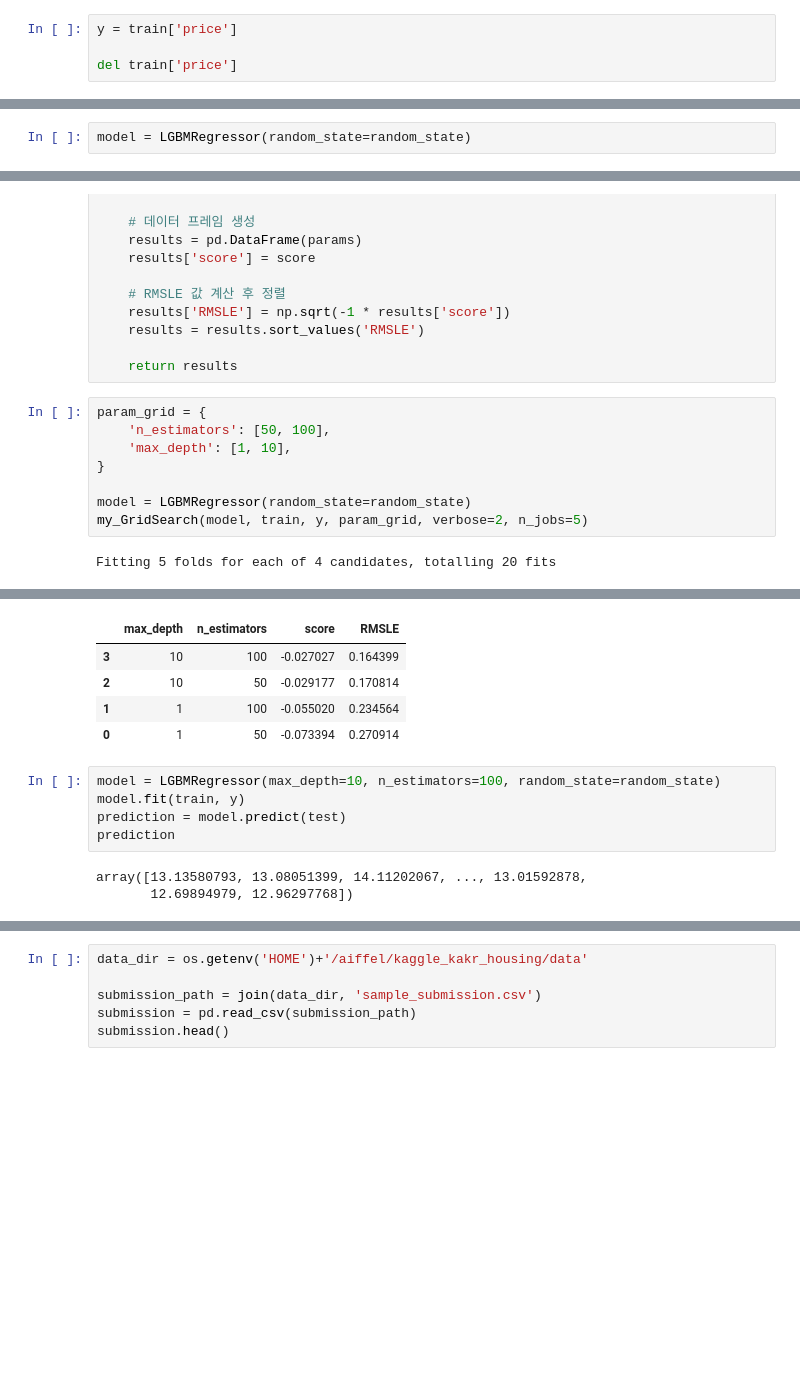
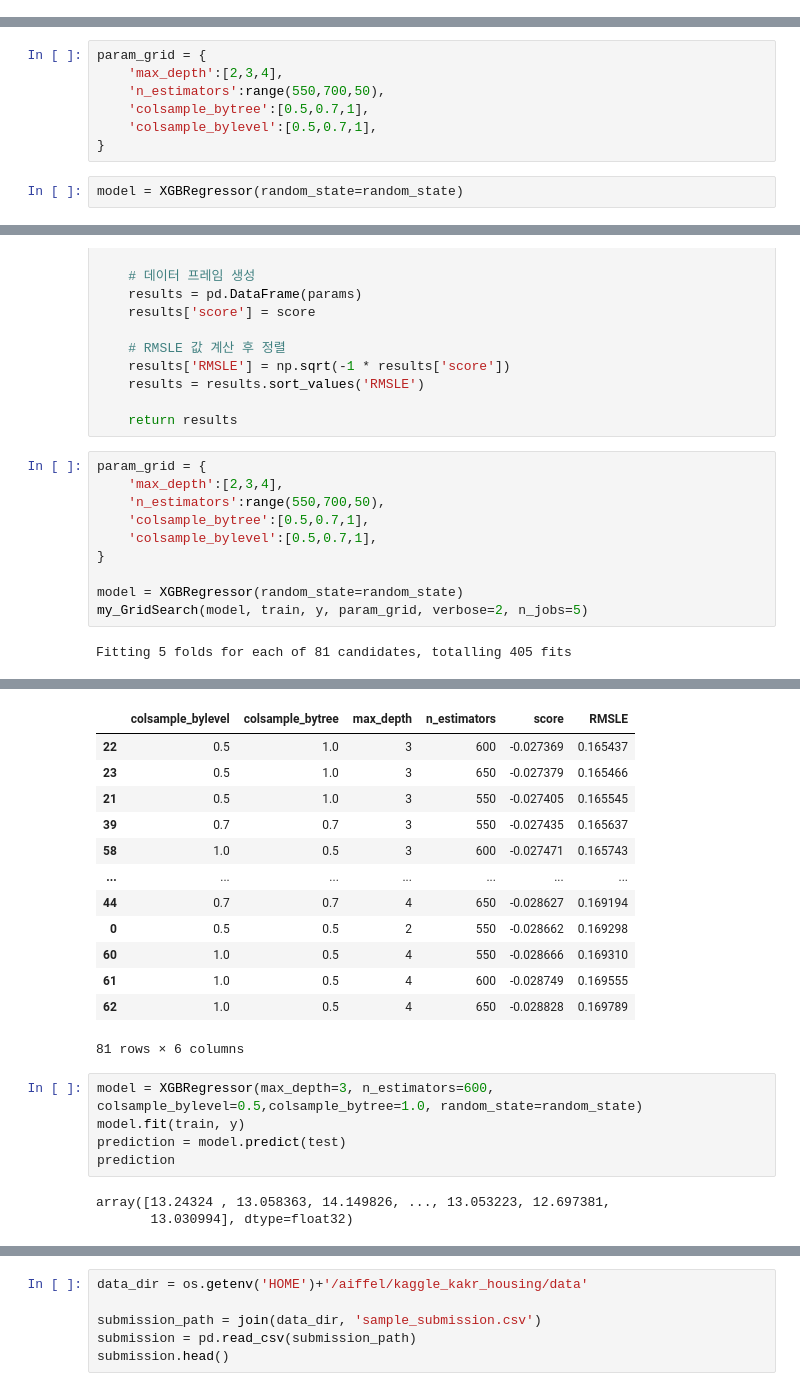
Before and after one commit to comcomet/first-repository, a Jupyter notebook: E8/kaggle_boston_sys.ipynb, the cells around one changed output, grey strips where cells are left out. Saved outputs shown, nothing was run; the diff lists cells and outputs as text; blank space fills up the shorter version.

```diff
--- a/E8/kaggle_boston_sys.ipynb
+++ b/E8/kaggle_boston_sys.ipynb
@@ -116,10 +116,6 @@ y
 15033     400000.0
 15034     325000.0
 Name: price, Length: 15035, dtype: float64
-# %%
-y = train['price']
-
-del train['price']
 # %%
 sns.kdeplot(y)
 plt.show()
@@ -252,5 +243,12 @@ param_grid = {
+# %%
+param_grid = {
+    'max_depth':[2,3,4],
+    'n_estimators':range(550,700,50),
+    'colsample_bytree':[0.5,0.7,1],
+    'colsample_bylevel':[0.5,0.7,1],
+}
 # %%
-model = LGBMRegressor(random_state=random_state)
+model = XGBRegressor(random_state=random_state)
 # %%
 grid_model = GridSearchCV(model, param_grid=param_grid, \
                         scoring='neg_mean_squared_error', \
@@ -359,12 +434,14 @@ def my_GridSearch(model, train, y, param_grid, verbose=2, n_jobs=5):
     return results
 # %%
 param_grid = {
-    'n_estimators': [50, 100],
-    'max_depth': [1, 10],
+    'max_depth':[2,3,4],
+    'n_estimators':range(550,700,50),
+    'colsample_bytree':[0.5,0.7,1],
+    'colsample_bylevel':[0.5,0.7,1],
 }
 
-model = LGBMRegressor(random_state=random_state)
+model = XGBRegressor(random_state=random_state)
 my_GridSearch(model, train, y, param_grid, verbose=2, n_jobs=5)
 # %% [output]
-Fitting 5 folds for each of 4 candidates, totalling 20 fits
+Fitting 5 folds for each of 81 candidates, totalling 405 fits
 [Parallel(n_jobs=5)]: Using backend LokyBackend with 5 concurrent workers.
@@ -372,16 +452,24 @@ Fitting 5 folds for each of 4 candidates, totalling 20 fits
-|  | max_depth | n_estimators | score | RMSLE |
-| 3 | 10 | 100 | -0.027027 | 0.164399 |
-| 2 | 10 | 50 | -0.029177 | 0.170814 |
-| 1 | 1 | 100 | -0.055020 | 0.234564 |
-| 0 | 1 | 50 | -0.073394 | 0.270914 |
+|  | colsample_bylevel | colsample_bytree | max_depth | n_estimators | score | RMSLE |
+| 22 | 0.5 | 1.0 | 3 | 600 | -0.027369 | 0.165437 |
+| 23 | 0.5 | 1.0 | 3 | 650 | -0.027379 | 0.165466 |
+| 21 | 0.5 | 1.0 | 3 | 550 | -0.027405 | 0.165545 |
+| 39 | 0.7 | 0.7 | 3 | 550 | -0.027435 | 0.165637 |
+| 58 | 1.0 | 0.5 | 3 | 600 | -0.027471 | 0.165743 |
+| ... | ... | ... | ... | ... | ... | ... |
+| 44 | 0.7 | 0.7 | 4 | 650 | -0.028627 | 0.169194 |
+| 0 | 0.5 | 0.5 | 2 | 550 | -0.028662 | 0.169298 |
+| 60 | 1.0 | 0.5 | 4 | 550 | -0.028666 | 0.169310 |
+| 61 | 1.0 | 0.5 | 4 | 600 | -0.028749 | 0.169555 |
+| 62 | 1.0 | 0.5 | 4 | 650 | -0.028828 | 0.169789 |
+81 rows × 6 columns
 # %%
-model = LGBMRegressor(max_depth=10, n_estimators=100, random_state=random_state)
+model = XGBRegressor(max_depth=3, n_estimators=600, colsample_bylevel=0.5,colsample_bytree=1.0, random_state=random_state)
 model.fit(train, y)
 prediction = model.predict(test)
 prediction
 # %% [output]
-array([13.13580793, 13.08051399, 14.11202067, ..., 13.01592878,
-       12.69894979, 12.96297768])
+array([13.24324 , 13.058363, 14.149826, ..., 13.053223, 12.697381,
+       13.030994], dtype=float32)
 # %%
 prediction = np.expm1(prediction)
 prediction
```
Also changed, not shown: parts of 17 cells of this notebook, 3 other files.
